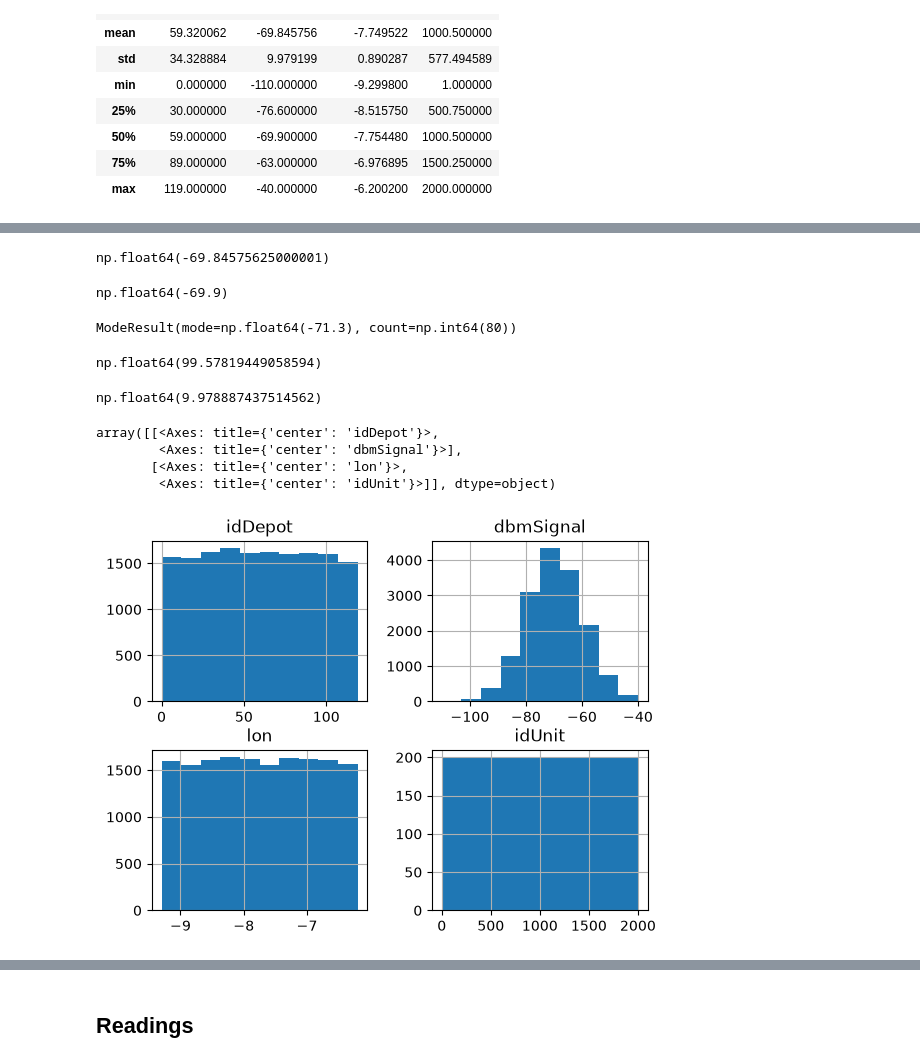
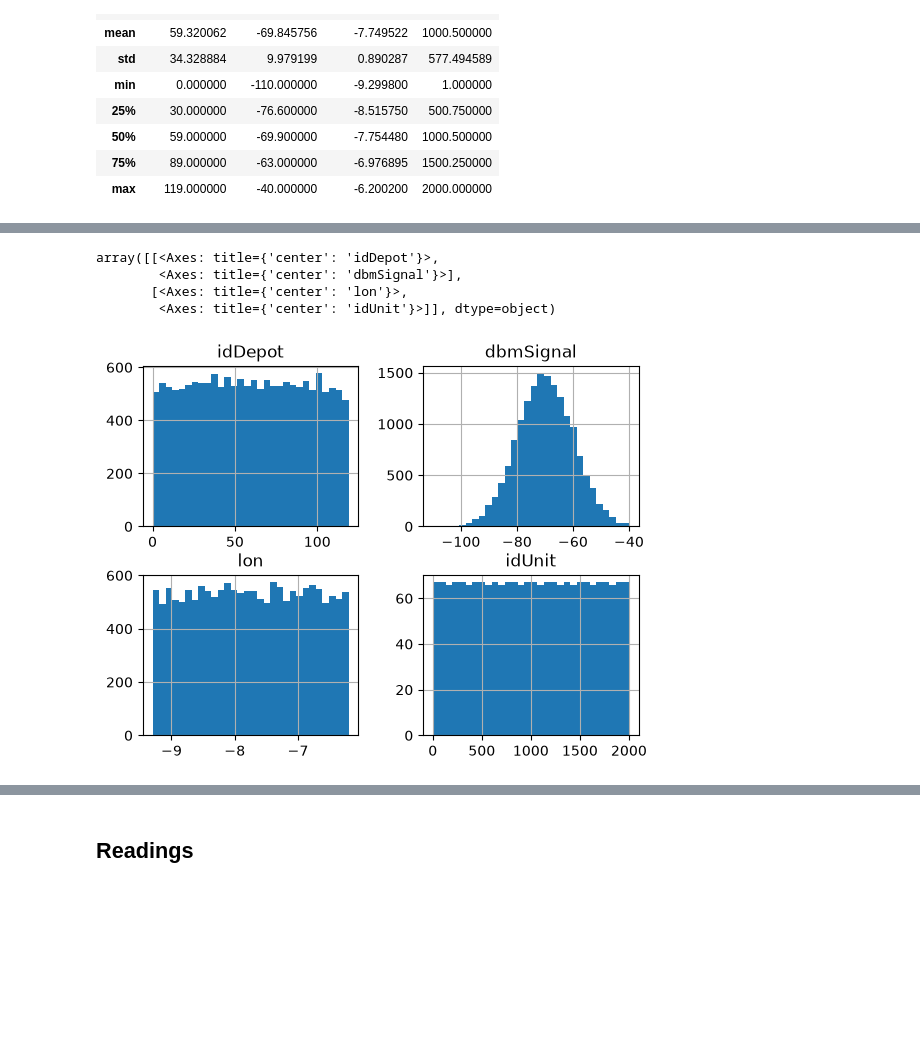
Before and after one commit to CIEXYZ/IAU_Kysil_Petrishka, a Jupyter notebook: src/phase1.ipynb, the cells around one changed output, grey strips where cells are left out. Drawn from its saved outputs; the diff is of its cells as text; code cells hidden in the pictures; blank space fills up the shorter version.

Commit message:
feat: new attributes structure, all graphs added

```diff
--- a/src/phase1.ipynb
+++ b/src/phase1.ipynb
@@ -146,28 +103,8 @@ Length: 120, dtype: int64
-# %%
-gateways_df['dbmSignal'].mean()
-# %% [output]
-np.float64(-69.84575625000001)
-# %%
-gateways_df['dbmSignal'].median()
-# %% [output]
-np.float64(-69.9)
-# %%
-stats.mode(gateways_df['dbmSignal'])
-# %% [output]
-ModeResult(mode=np.float64(-71.3), count=np.int64(80))
-# %%
-np.var(gateways_df['dbmSignal'])
-# %% [output]
-np.float64(99.57819449058594)
-# %%
-np.std(gateways_df['dbmSignal'])
-# %% [output]
-np.float64(9.978887437514562)
 # %%
-gateways_df.hist()
+gateways_df.hist(bins=30)
 # %% [output]
 array([[<Axes: title={'center': 'idDepot'}>,
         <Axes: title={'center': 'dbmSignal'}>],
        [<Axes: title={'center': 'lon'}>,
         <Axes: title={'center': 'idUnit'}>]], dtype=object)
-[figure, old version]
+[figure, new version]
```
Also changed, not shown: parts of 26 cells of this notebook.
